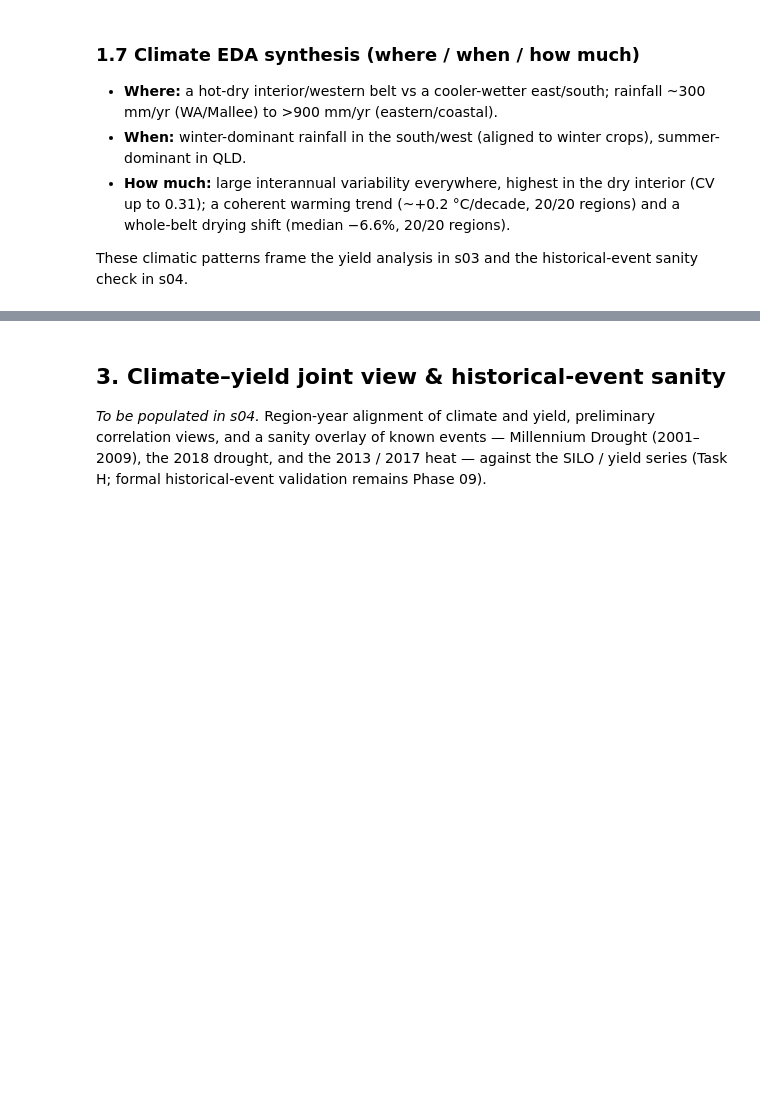
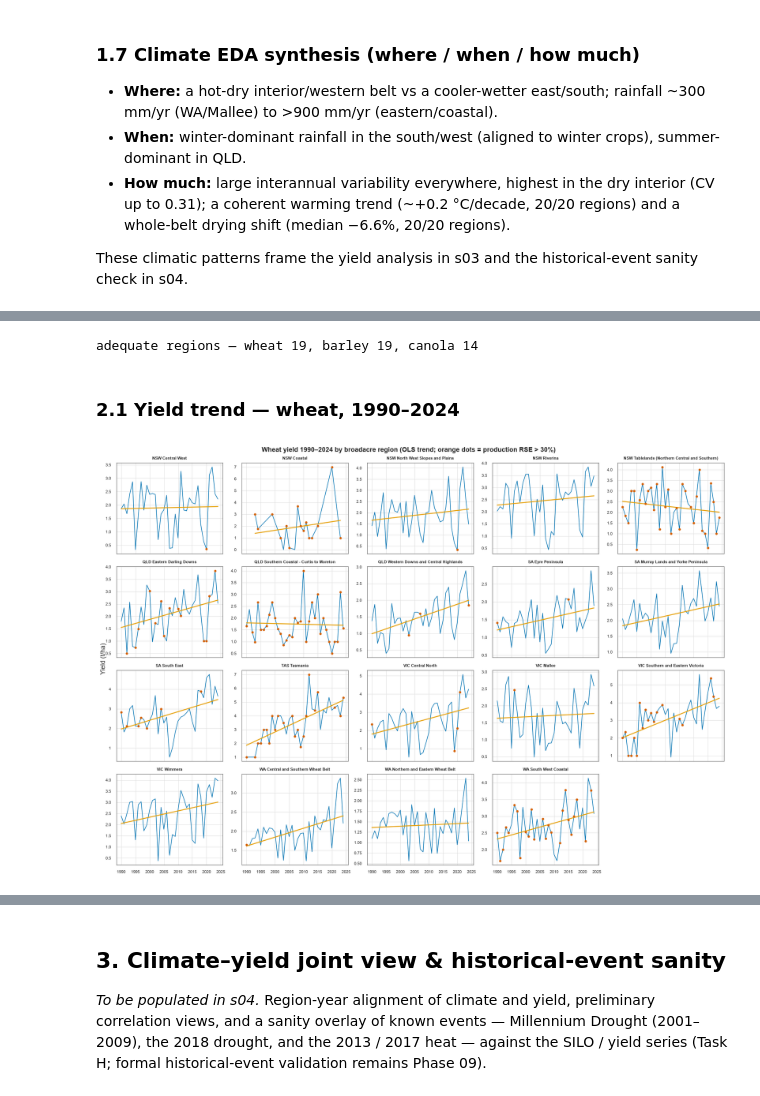
Before and after one commit to kota2003/agriculture-risk-monitoring-system, a Jupyter notebook: notebooks/03_exploratory_analysis.ipynb, the cells around one changed output, grey strips where cells are left out. Cells and saved outputs as stored; diff of their text form; code cells hidden in the pictures; blank space fills up the shorter version.

Commit message:
[Phase 03 - Step 03] Region-yield EDA: trends, dispersion, lower-tail risk (yield_stats, notebook section 2)

```diff
--- a/notebooks/03_exploratory_analysis.ipynb
+++ b/notebooks/03_exploratory_analysis.ipynb
@@ -308,0 +307,44 @@ These climatic patterns frame the yield analysis in s03 and the historical-event
+# %%
+from src.processing.yield_stats import (
+    load_yield,
+    region_yield_summary,
+    HIGH_RSE,
+)
+
+yield_summary = region_yield_summary()
+name2code = dict(zip(mapping.region_name, mapping.aagis_code))
+wheat = load_yield("wheat")
+w_adeq = yield_summary[
+    (yield_summary.commodity == "wheat") & yield_summary.adequate
+].sort_values("region")
+print(f"adequate regions — wheat {w_adeq.shape[0]}, "
+      f"barley {yield_summary[(yield_summary.commodity=='barley') & yield_summary.adequate].shape[0]}, "
+      f"canola {yield_summary[(yield_summary.commodity=='canola') & yield_summary.adequate].shape[0]}")
+# %% [output]
+adequate regions — wheat 19, barley 19, canola 14
+# %% [markdown]
+### 2.1 Yield trend — wheat, 1990–2024
+# %%
+fig, axs = plt.subplots(4, 5, figsize=(16, 11), sharex=True)
+for ax, (_, r) in zip(axs.ravel(), w_adeq.iterrows()):
+    s = wheat[wheat.region == r.region].sort_values("year")
+    hi = s[s.production_rse > HIGH_RSE]
+    ax.plot(s.year, s.yield_t_ha, lw=1, color=OKABE_ITO[0])
+    ax.scatter(hi.year, hi.yield_t_ha, s=10, color=OKABE_ITO[3], zorder=3)
+    b = np.polyfit(s.year, s.yield_t_ha, 1)
+    ax.plot(s.year, np.polyval(b, s.year), lw=1.6, color=OKABE_ITO[1])
+    ax.set_title(r.region, fontsize=7.5)
+    ax.tick_params(labelsize=7)
+for ax in axs.ravel()[len(w_adeq):]:
+    ax.axis("off")
+fig.suptitle(
+    "Wheat yield 1990–2024 by broadacre region "
+    "(OLS trend; orange dots = production RSE > 30%)",
+    fontweight="bold",
+)
+fig.supylabel("Yield (t/ha)")
+fig.tight_layout()
+savefig(fig, "s03_wheat_yield_trend")
+plt.show()
+# %% [output]
+[figure, added]
```
Also changed, not shown: parts of 16 cells of this notebook, 11 other files.
